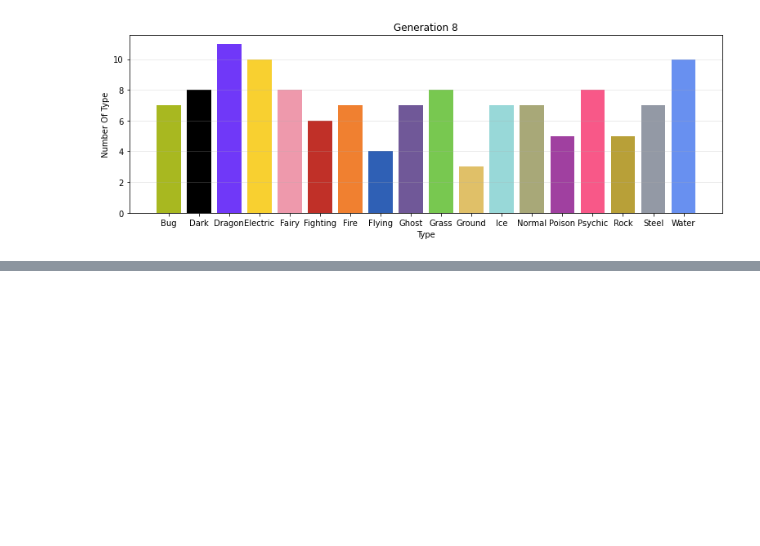
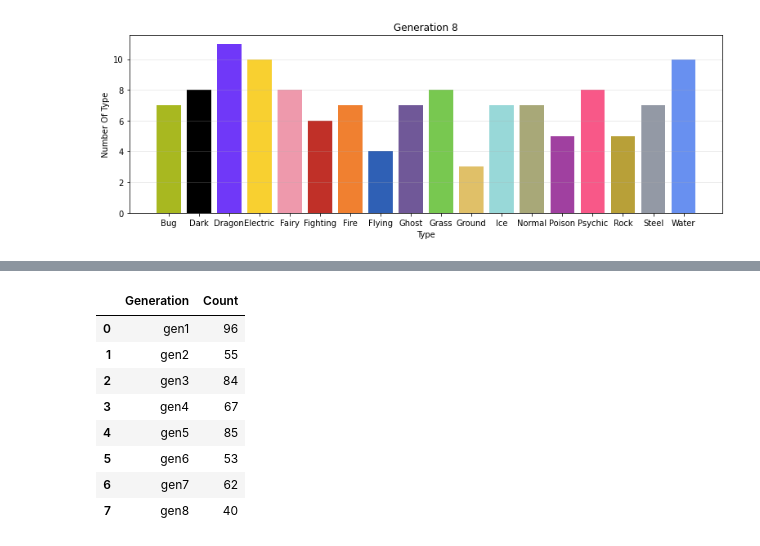
Before and after one commit to damocardenas/DSCI235-Final, a Jupyter notebook: DSCI235 Final Project.ipynb, the cells around one changed output, grey strips where cells are left out. Cells and saved outputs as stored; diff of their text form; code cells hidden in the pictures; blank space fills up the shorter version.

```diff
--- a/DSCI235 Final Project.ipynb
+++ b/DSCI235 Final Project.ipynb
@@ -187,0 +164,23 @@ ANALYSIS
+# %%
+gen = ['gen1', 'gen2', 'gen3', 'gen4', 'gen5', 'gen6', 'gen7', 'gen8']
+count_dual = [gen1[gen1['type_number'] == 2]['name'].count(),
+         gen2[gen2['type_number'] == 2]['name'].count(),
+         gen3[gen3['type_number'] == 2]['name'].count(),
+         gen4[gen4['type_number'] == 2]['name'].count(),
+         gen5[gen5['type_number'] == 2]['name'].count(),
+         gen6[gen6['type_number'] == 2]['name'].count(),
+         gen7[gen7['type_number'] == 2]['name'].count(),
+         gen8[gen8['type_number'] == 2]['name'].count()]
+
+dual_types = pd.DataFrame({'Generation':gen, 'Count':count_dual})
+dual_types
+# %% [output]
+|  | Generation | Count |
+| 0 | gen1 | 96 |
+| 1 | gen2 | 55 |
+| 2 | gen3 | 84 |
+| 3 | gen4 | 67 |
+| 4 | gen5 | 85 |
+| 5 | gen6 | 53 |
+| 6 | gen7 | 62 |
+| 7 | gen8 | 40 |
```
Also changed, not shown: parts of 18 cells of this notebook.
